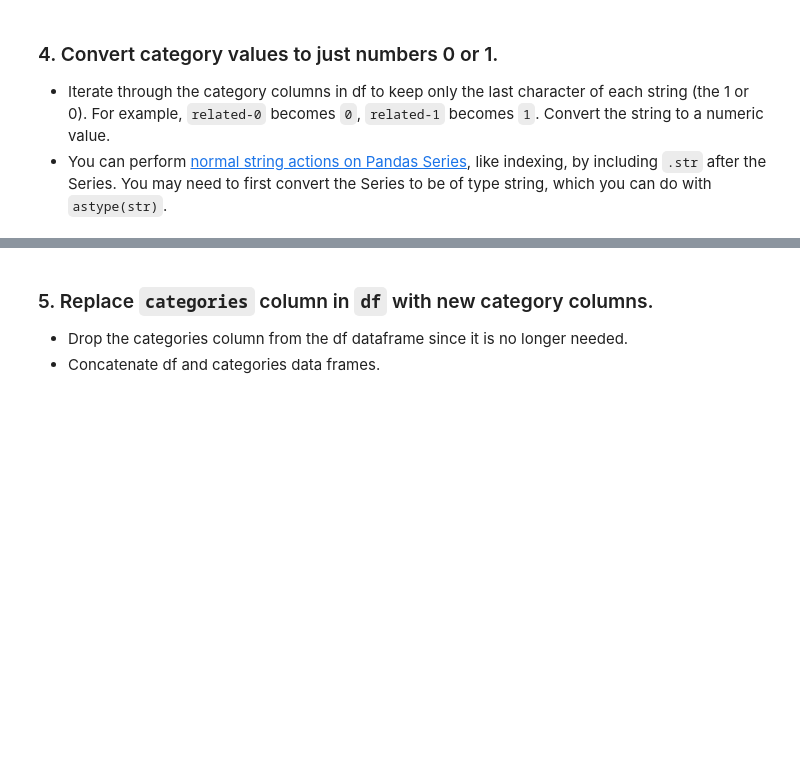
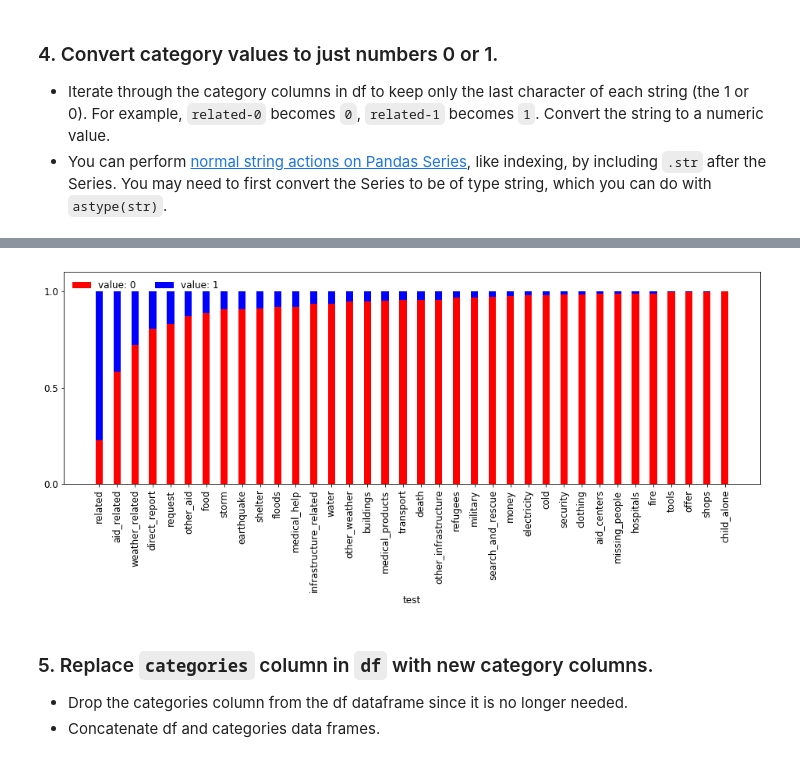
Before and after one commit to Zhitaow/Disaster-Response-Pipeline, a Jupyter notebook: dev/ETL Pipeline Preparation.ipynb, the cells around one changed output, grey strips where cells are left out. Drawn from its saved outputs; the diff is of its cells as text; code cells hidden in the pictures; blank space fills up the shorter version.

```diff
--- a/dev/ETL Pipeline Preparation.ipynb
+++ b/dev/ETL Pipeline Preparation.ipynb
@@ -90,3 +67,7 @@ categories.head()
 - Split the values in the `categories` column on the `;` character so that each value becomes a separate column. You'll find [this method](https://pandas.pydata.org/pandas-docs/version/0.23/generated/pandas.Series.str.split.html) very helpful! Make sure to set `expand=True`.
 - Use the first row of categories dataframe to create column names for the categories data.
 - Rename columns of `categories` with new column names.
+# %%
+# create a dataframe of the 36 individual category columns
+categories = pd.DataFrame(data = np.zeros((df.shape[0], 36), dtype = float))
+categories.head()
@@ -140,7 +129,7 @@ for irow, row in enumerate(df.iterrows()):
     # only keep the last letter, which is "1" or "0"
     cat_list = [x[-1] for x in cat_list]
     # convert from list to integer array
-    cat_array = np.array(cat_list).astype(int)
+    cat_array = np.array(cat_list).astype(float)
     # set array values to categories dataframe by row index
     categories.iloc[irow,:] = cat_array
 categories.head()
@@ -158,0 +183,4 @@ categories.head()
+# %%
+cat1 = categories.sum()/categories.shape[0]
+cat0 = 1 - cat1
+print("Percentage of ones in each column:\n\n{}".format(cat1*100))
@@ -159,3 +205,7 @@ categories.head()
+# %%
+bar_chart(cat0, cat1, is_sort = True, fig_size = (16, 5))
+# %% [output]
+[figure, added]
 # %% [markdown]
 ### 5. Replace `categories` column in `df` with new category columns.
 - Drop the categories column from the df dataframe since it is no longer needed.
```
Also changed, not shown: parts of 25 cells of this notebook, 10 other files.
